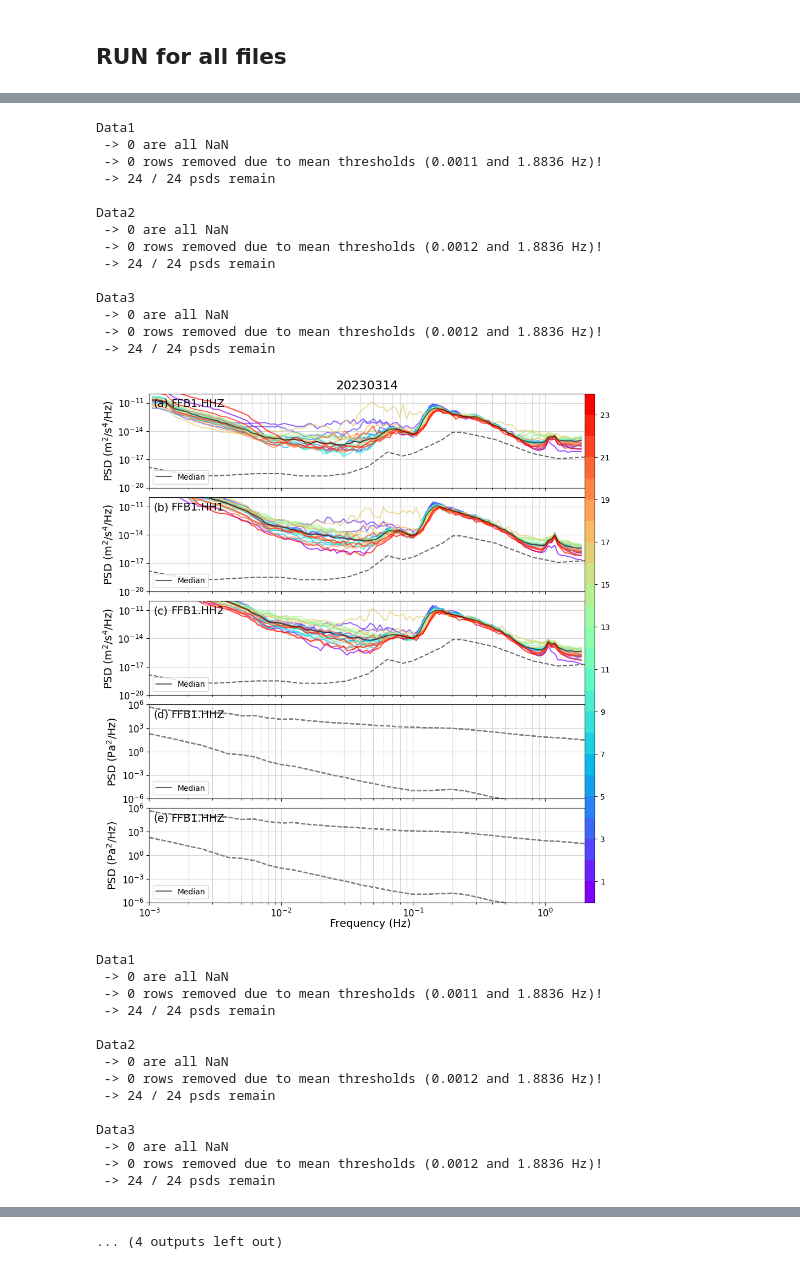
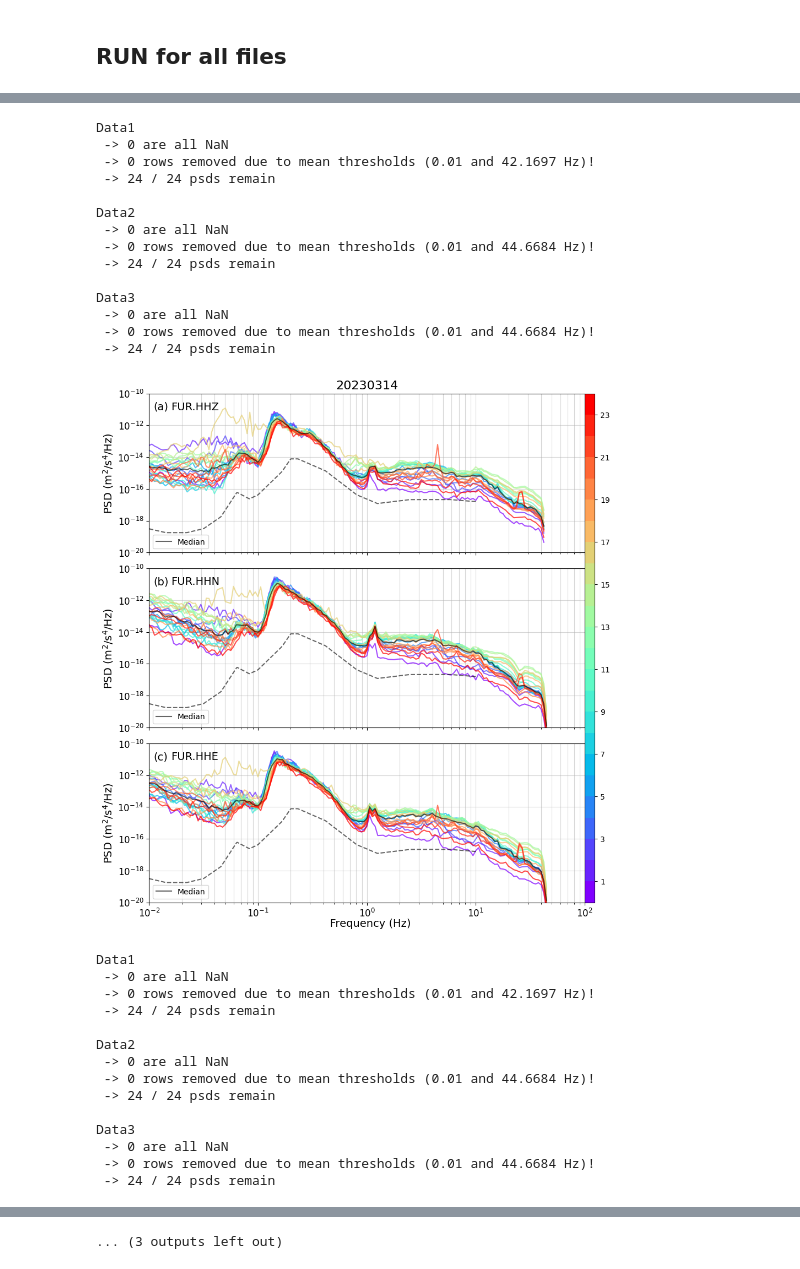
Before and after one commit to andbrocode/notebooks2, a Jupyter notebook: ModalAnalysis/RY_SpectraAutoplots_new.ipynb, the cells around one changed output, grey strips where cells are left out. Saved outputs shown, nothing was run; the diff lists cells and outputs as text; code cells hidden in the pictures.

```diff
--- a/ModalAnalysis/RY_SpectraAutoplots_new.ipynb
+++ b/ModalAnalysis/RY_SpectraAutoplots_new.ipynb
@@ -57,6 +57,9 @@ config['frequency_limits'] = 1e-2, 1e2
 config['year'] = config['d1'][:4]
 
 config['seed'] = "BW.FFB1..HH*"
+config['seed'] = "GR.FUR..HH*"
+
+config['components'] = ["Z", "N", "E"]
 # %% [markdown]
 ## Methods
 # %%
@@ -81,7 +84,7 @@ def __makeplot_colorlines_overview(config, ff, psds, rejected, names, day, show_
 
     ##____________________________
 
-    NN = 5
+    NN = 3
 
     fig, axes = plt.subplots(NN, 1, figsize=(12, 12), sharey=False, sharex=True)
 
@@ -116,7 +119,7 @@ def __makeplot_colorlines_overview(config, ff, psds, rejected, names, day, show_
         axes[NN-1].loglog(baro_lnm['frequency'], baro_lnm['nlnm_baro'], color="grey", ls="--", alpha=0.8)
         axes[NN-1].loglog(baro_lnm['frequency'], baro_lnm['nhnm_baro'], color="grey", ls="--", alpha=0.8)
 
-        axes[j].set_xlim(1e-3, 2e0)
+        axes[j].set_xlim(config['frequency_limits'][0], config['frequency_limits'][1])
         axes[j].grid(True, which="both", ls="-", alpha=0.5)
         axes[j].legend(loc='lower left')
         axes[j].tick_params(labelsize=font-2)
@@ -145,8 +148,6 @@ def __makeplot_colorlines_overview(config, ff, psds, rejected, names, day, show_
     axes[0].text(.01, .95, '(a)', ha='left', va='top', transform=axes[0].transAxes, fontsize=font)
     axes[1].text(.01, .95, '(b)', ha='left', va='top', transform=axes[1].transAxes, fontsize=font)
     axes[2].text(.01, .95, '(c)', ha='left', va='top', transform=axes[2].transAxes, fontsize=font)
-    axes[3].text(.01, .95, '(d)', ha='left', va='top', transform=axes[3].transAxes, fontsize=font)
-    axes[4].text(.01, .95, '(e)', ha='left', va='top', transform=axes[4].transAxes, fontsize=font)
 
     sta, cha = names[0].split("_")[-2], names[0].split("_")[-1]
     axes[0].text(.05, .95, f'{sta}.{cha}', ha='left', va='top', transform=axes[0].transAxes, fontsize=font)
@@ -157,25 +158,16 @@ def __makeplot_colorlines_overview(config, ff, psds, rejected, names, day, show_
     sta, cha = names[2].split("_")[-2], names[2].split("_")[-1]
     axes[2].text(.05, .95, f'{sta}.{cha}', ha='left', va='top', transform=axes[2].transAxes, fontsize=font)
 
-    sta, cha = names[3].split("_")[-2], names[3].split("_")[-1]
-    axes[3].text(.05, .95, f'{sta}.{cha}', ha='left', va='top', transform=axes[3].transAxes, fontsize=font)
-
-    sta, cha = names[4].split("_")[-2], names[4].split("_")[-1]
-    axes[4].text(.05, .95, f'{sta}.{cha}', ha='left', va='top', transform=axes[4].transAxes, fontsize=font)
-
     axes[0].set_title(day, fontsize=font+2)
 
     axes[0].set_ylim(bottom=1e-20, top=1e-10)
     axes[1].set_ylim(bottom=1e-20, top=1e-10)
     axes[2].set_ylim(bottom=1e-20, top=1e-10)
-    axes[3].set_ylim(bottom=1e-6, top=1e6)
-    axes[4].set_ylim(bottom=1e-6, top=1e6)
+
 
     axes[0].set_ylabel(r"PSD (m$^2$/s$^4$/Hz)", fontsize=font)
     axes[1].set_ylabel(r"PSD (m$^2$/s$^4$/Hz)", fontsize=font)
     axes[2].set_ylabel(r"PSD (m$^2$/s$^4$/Hz)", fontsize=font)
-    axes[3].set_ylabel(r"PSD (Pa$^2$/Hz)", fontsize=font)
-    axes[4].set_ylabel(r"PSD (Pa$^2$/Hz)", fontsize=font)
 
     ## set colorbar at bottom
     cbar = fig.colorbar(p2, orientation='vertical', ax=axes.ravel().tolist(), aspect=50, pad=-1e-5, ticks=arange(1,N,2))
@@ -283,14 +211,14 @@ for _i, day in enumerate(date_range(config['d1'], config['d2'])):
 
         ## Data1 --------------------------
         print("\nData1")
-        name1 = f"{sta}/{cha[:-1]}Z/{config['year']}_{sta}_{cha[:-1]}Z"
+        name1 = f"{sta}/{cha[:-1]}{config['components'][0]}/{config['year']}_{sta}_{cha[:-1]}{config['components'][0]}"
 
         out = read_pickle(config['path_to_data']+f"{name1}_{day}_hourly.pkl")
         ff1, dat1 = out['frequencies'], out['psd']
 
         ff1, dat1 = __get_fband_averages(ff1, dat1)
 
-        dat1, ff1 = __cut_frequencies_array(dat1, ff1, 1e-3, 2e0)
+        dat1, ff1 = __cut_frequencies_array(dat1, ff1, config['frequency_limits'][0], config['frequency_limits'][1])
 
         # dat1, rejected_dat1 = __replace_noisy_psds_with_nan(dat1, ff=ff1, threshold_mean=5e-19, threshold_min=1e-23, flim=[0.002, 0.01])
         dat1, rejected_dat1 = __replace_noisy_psds_with_nan(dat1, ff=ff1,
@@ -305,12 +233,12 @@ for _i, day in enumerate(date_range(config['d1'], config['d2'])):
 
         ## Data2 --------------------------
         print("\nData2")
-        name2 = f"{sta}/{cha[:-1]}1/{config['year']}_{sta}_{cha[:-1]}1"
+        name2 = f"{sta}/{cha[:-1]}{config['components'][1]}/{config['year']}_{sta}_{cha[:-1]}{config['components'][1]}"
 
         out = read_pickle(config['path_to_data']+f"{name2}_{day}_hourly.pkl")
         ff2, dat2 = out['frequencies'], out['psd']
 
-        dat2, ff2 = __cut_frequencies_array(dat2, ff2, 1e-3, 2e0)
+        dat2, ff2 = __cut_frequencies_array(dat2, ff2, config['frequency_limits'][0], config['frequency_limits'][1])
 
         ff2, dat2 = __get_fband_averages(ff2, dat2)
 
@@ -328,12 +256,12 @@ for _i, day in enumerate(date_range(config['d1'], config['d2'])):
 
         ## Data3 --------------------------
         print("\nData3")
-        name3 = f"{sta}/{cha[:-1]}2/{config['year']}_{sta}_{cha[:-1]}2"
+        name3 = f"{sta}/{cha[:-1]}{config['components'][2]}/{config['year']}_{sta}_{cha[:-1]}{config['components'][2]}"
 
         out = read_pickle(config['path_to_data']+f"{name3}_{day}_hourly.pkl")
         ff3, dat3 = out['frequencies'], out['psd']
 
-        dat3, ff3 = __cut_frequencies_array(dat3, ff3, 1e-3, 2e0)
+        dat3, ff3 = __cut_frequencies_array(dat3, ff3, config['frequency_limits'][0], config['frequency_limits'][1])
 
         ff3, dat3 = __get_fband_averages(ff3, dat3)
 
@@ -358,10 +286,10 @@ for _i, day in enumerate(date_range(config['d1'], config['d2'])):
 
     try:
         fig = __makeplot_colorlines_overview(config,
-                                             [ff1, ff2, ff3, ff1, ff1],
-                                             [dat1, dat2, dat3, dat1, dat1],
-                                             [rejected_dat1, rejected_dat2, rejected_dat3, rejected_dat1, rejected_dat1],
-                                             [name1, name2, name3, name1, name1],
+                                             [ff1, ff2, ff3],
+                                             [dat1, dat2, dat3],
+                                             [rejected_dat1, rejected_dat2, rejected_dat3],
+                                             [name1, name2, name3],
                                              day,
                                              show_rejected=False)
     except Exception as e:
@@ -437,29 +365,29 @@ Data3
 Data1
  -> 0 are all NaN
- -> 0 rows removed due to mean thresholds (0.0011 and 1.8836 Hz)!
+ -> 0 rows removed due to mean thresholds (0.01 and 42.1697 Hz)!
  -> 24 / 24 psds remain
 
 Data2
  -> 0 are all NaN
- -> 0 rows removed due to mean thresholds (0.0012 and 1.8836 Hz)!
+ -> 0 rows removed due to mean thresholds (0.01 and 44.6684 Hz)!
  -> 24 / 24 psds remain
 
 Data3
  -> 0 are all NaN
- -> 0 rows removed due to mean thresholds (0.0012 and 1.8836 Hz)!
+ -> 0 rows removed due to mean thresholds (0.01 and 44.6684 Hz)!
  -> 24 / 24 psds remain
-[figure, old version]
+[figure, new version]
 Data1
  -> 0 are all NaN
- -> 0 rows removed due to mean thresholds (0.0011 and 1.8836 Hz)!
+ -> 0 rows removed due to mean thresholds (0.01 and 42.1697 Hz)!
  -> 24 / 24 psds remain
 
 Data2
  -> 0 are all NaN
- -> 0 rows removed due to mean thresholds (0.0012 and 1.8836 Hz)!
+ -> 0 rows removed due to mean thresholds (0.01 and 44.6684 Hz)!
  -> 24 / 24 psds remain
 
 Data3
  -> 0 are all NaN
- -> 0 rows removed due to mean thresholds (0.0012 and 1.8836 Hz)!
+ -> 0 rows removed due to mean thresholds (0.01 and 44.6684 Hz)!
  -> 24 / 24 psds remain
@@ -467,3 +395,3 @@ Data3
-... (4 outputs left out)
+... (3 outputs left out)
 # %%
 # os.system("""spd-say "Finished" """)
```
Also changed, not shown: parts of 2 cells of this notebook, 7 other files.
